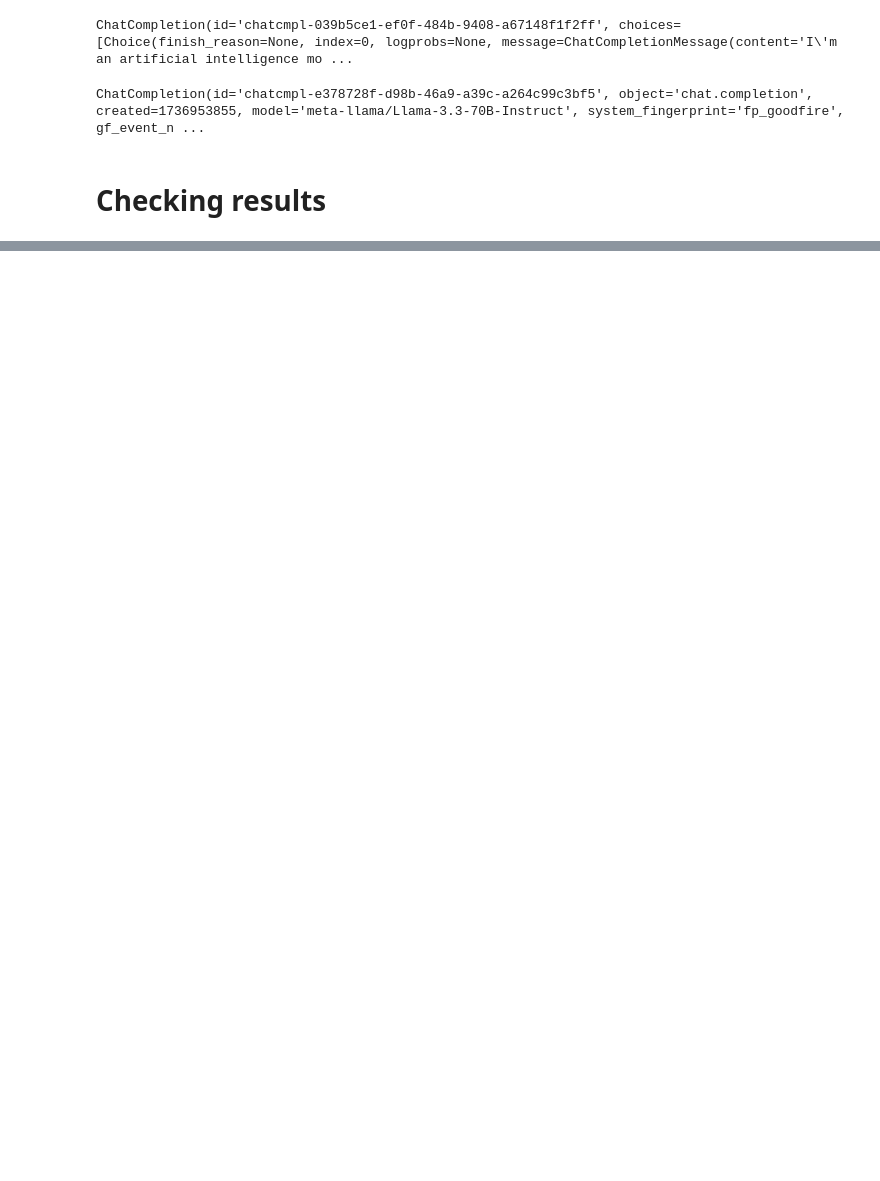
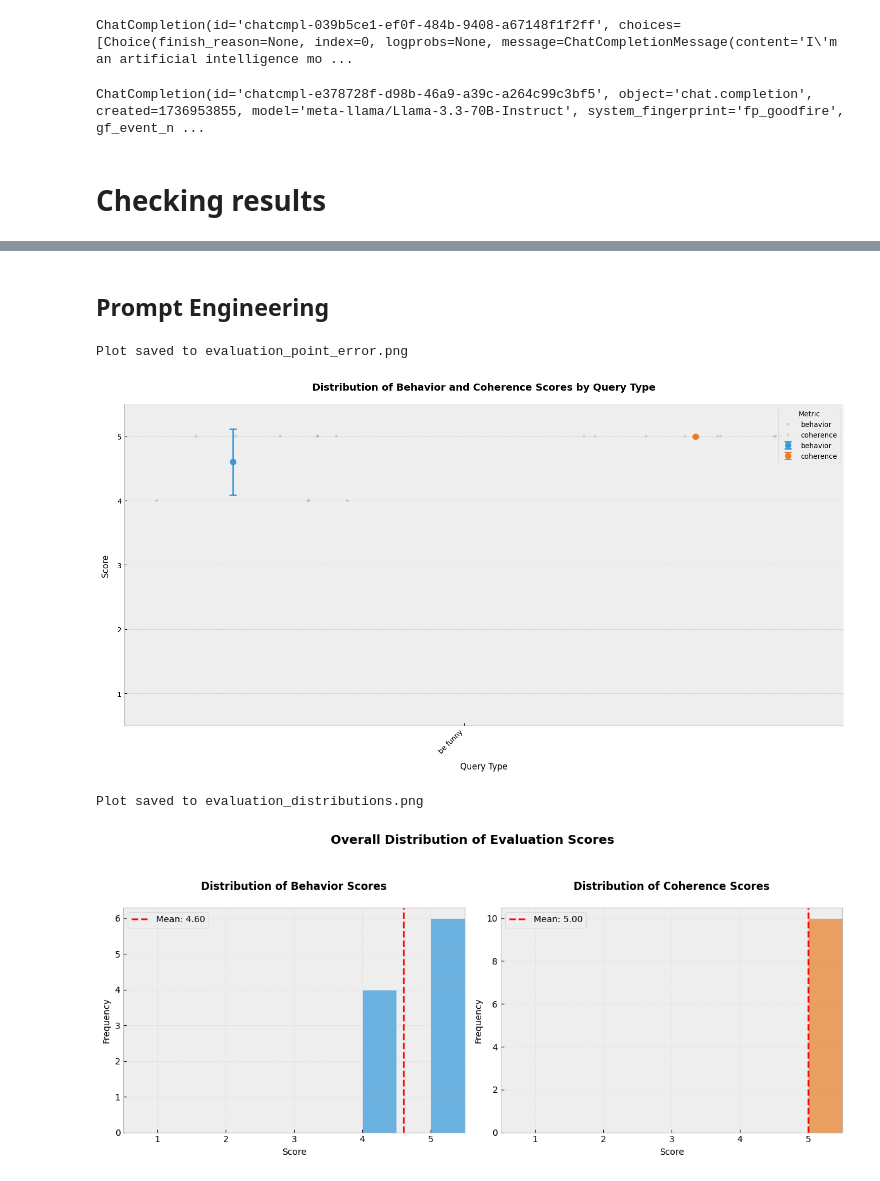
Before and after one commit to Eitan-Sprejer/GoodFire-Autosteer-Evaluation, a Jupyter notebook: testing.ipynb, the cells around one changed output, grey strips where cells are left out. Saved outputs shown, nothing was run; the diff lists cells and outputs as text; code cells hidden in the pictures; blank space fills up the shorter version.

```diff
--- a/testing.ipynb
+++ b/testing.ipynb
@@ -240,0 +265,14 @@ Plot saved to evaluation_distributions.png
+# %% [markdown]
+## Prompt Engineering
+# %%
+prompt_engineering_df = df.loc[df['steering_method'] == 'prompt_engineering_method']
+
+# Create the plot
+plot_point_error(prompt_engineering_df, 'evaluation_point_error.png')
+# Create the plot
+plot_score_distributions(prompt_engineering_df, 'evaluation_distributions.png')
+# %% [output]
+Plot saved to evaluation_point_error.png
+[figure, added]
+Plot saved to evaluation_distributions.png
+[figure, added]
```
Also changed, not shown: parts of 7 cells of this notebook, 3 other files.
